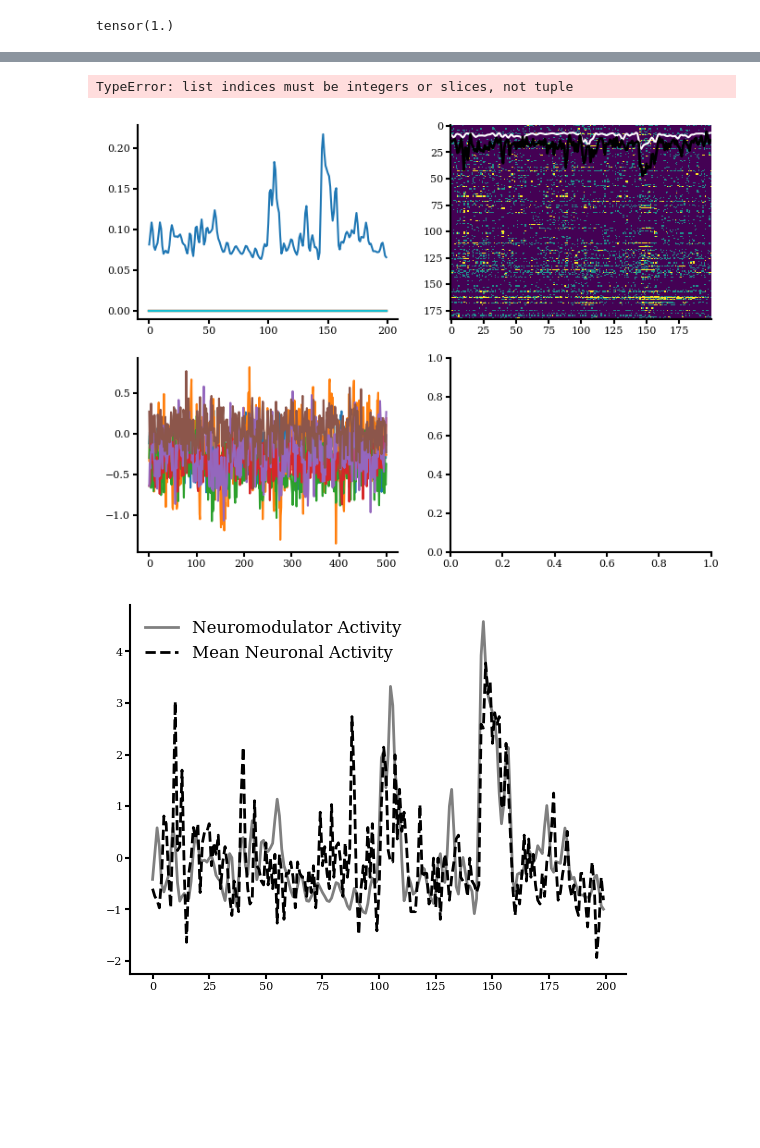
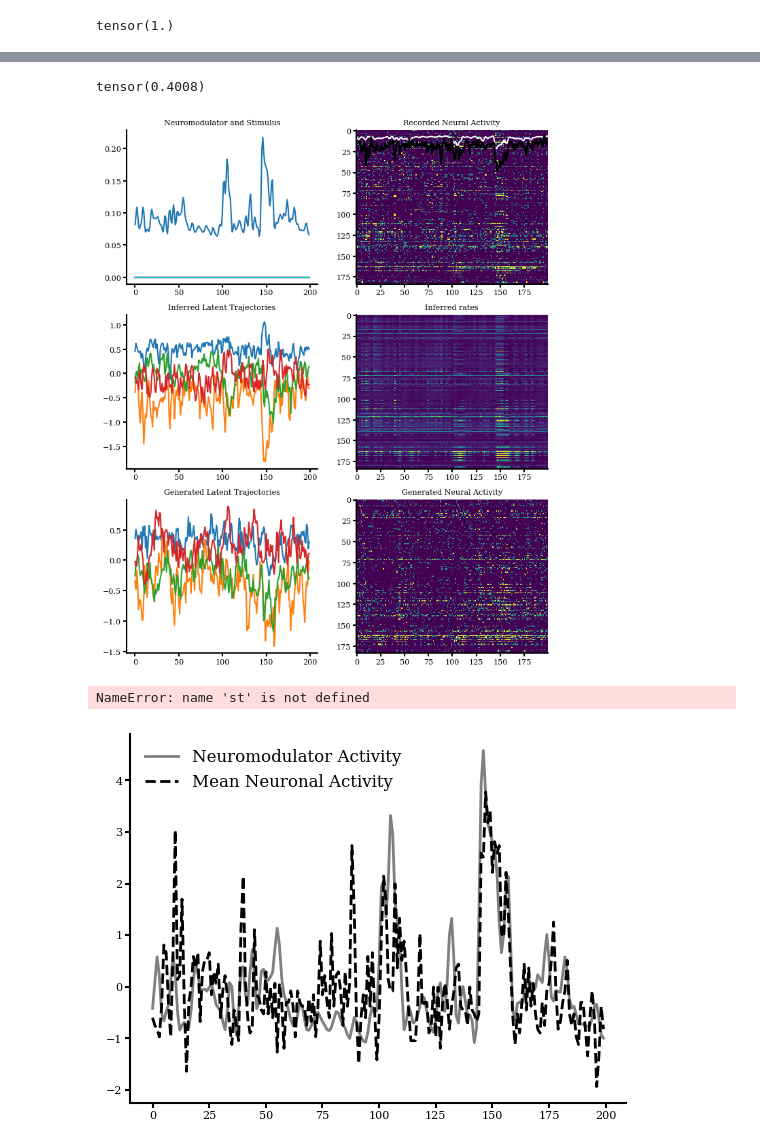
Before and after one commit to Matthijspals/mnm, a Jupyter notebook: generate_figures/plot_single_model.ipynb, the cells around one changed output, grey strips where cells are left out. Cells and saved outputs as stored; diff of their text form; code cells hidden in the pictures; blank space fills up the shorter version.

Commit message:
fix bug reformatted code transition_mean

```diff
--- a/generate_figures/plot_single_model.ipynb
+++ b/generate_figures/plot_single_model.ipynb
@@ -176,22 +231,36 @@ Z, v, rates, spikes = generate(vae, x=x_train[:,:dur],
+# %%
+torch.mean(alphas)
+# %% [output]
+tensor(0.4008)
 # %%
 vmax = 2
-sample = 2
-fig,ax = plt.subplots(2,2, figsize=(8,6))
+sample = 0
+dur = 200
+
+fig,ax = plt.subplots(3,2, figsize=(8,10))
 ax[0,0].plot(s_train[:dur]);
 ax[0,0].plot(stim_train[:,:dur].T);
 ax[0,1].imshow(x_train[:,:dur], aspect='auto', vmax=vmax);
 ax[0,1].plot(s_train[:dur]*100,color='white', alpha=1);
 ax[0,1].plot(torch.mean(x_train[:,:dur], axis=0)*100, color='black', linewidth=2);
-ax[1,0].plot(Z[0,:,:,sample].T);
-ax[1,1].imshow(spikes[0,:,:,sample], aspect='auto', vmax=vmax);
 
+ax[1,0].plot(Z_inferred[0,:,:dur].T);
+ax[1,1].imshow(rates_inferred[0,:,:dur], aspect='auto', vmax=vmax);
+
+ax[2,0].plot(Z[0,:,:dur,sample].T);
+ax[2,1].imshow(spikes[0,:,:dur,sample], aspect='auto', vmax=vmax);
+ax[1,0].set_title("Inferred Latent Trajectories");
+ax[1,1].set_title("Inferred rates");
 ax[0,0].set_title("Neuromodulator and Stimulus");
 ax[0,1].set_title("Recorded Neural Activity");
-ax[1,0].set_title("Generated Latent Trajectories");
-ax[1,1].set_title("Generated Neural Activity");
+ax[2,0].set_title("Generated Latent Trajectories");
+ax[2,1].set_title("Generated Neural Activity");
 # %% [output]
-TypeError: list indices must be integers or slices, not tuple
-[figure, old version]
+[figure, new version]
+# %%
+st
+# %% [output]
+NameError: name 'st' is not defined
 # %%
 def zscore(tensor):
     return (tensor - torch.mean(tensor)) / torch.std(tensor)
```
Also changed, not shown: parts of 16 cells of this notebook, 2 other files.
